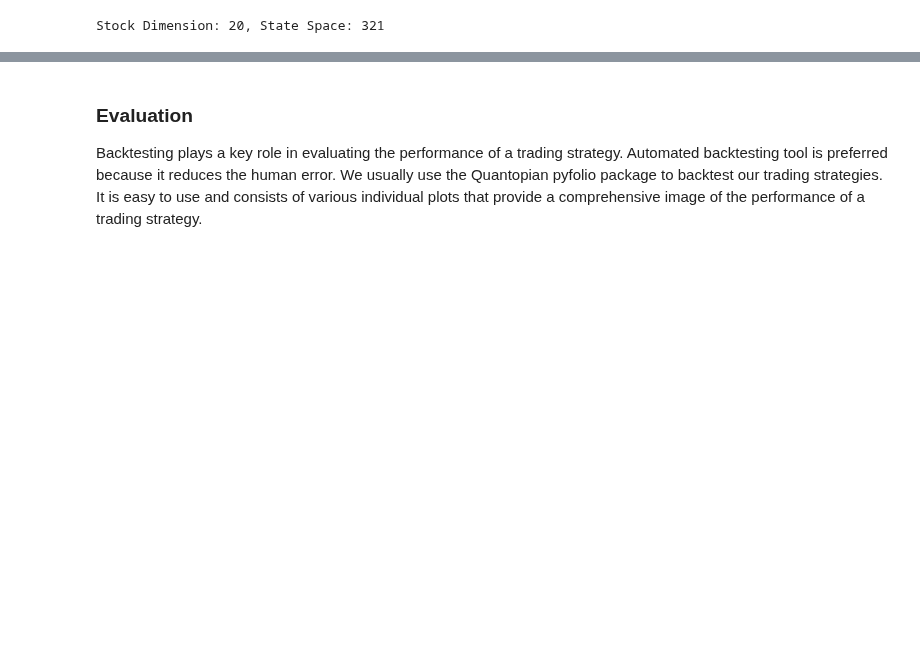
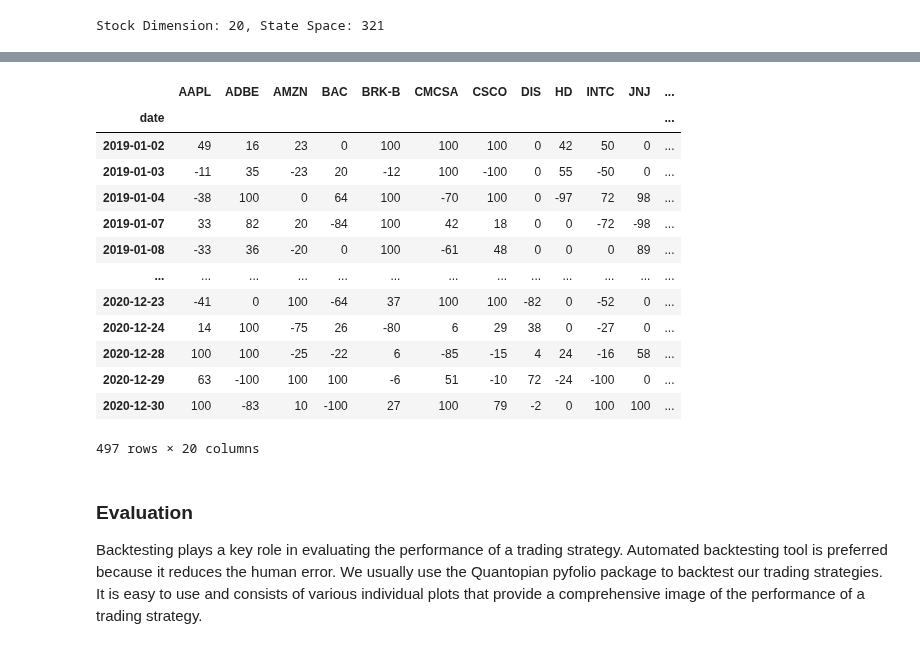
Before and after one commit to BichengWang/RL-pricing, a Jupyter notebook: rl_portfolio_trading_phase2.ipynb, the cells around one changed output, grey strips where cells are left out. Cells and saved outputs as stored; diff of their text form; code cells hidden in the pictures; blank space fills up the shorter version.

```diff
--- a/rl_portfolio_trading_phase2.ipynb
+++ b/rl_portfolio_trading_phase2.ipynb
@@ -391,3 +391,21 @@ Logging to tensorboard_log/a2c/a2c_52
+# %%
+df_value["evaluation_a2c"]
+df_actions["evaluation_a2c"]
+# %% [output]
+|  | AAPL | ADBE | AMZN | BAC | BRK-B | CMCSA | CSCO | DIS | HD | INTC | JNJ | ... |
+| date |  |  |  |  |  |  |  |  |  |  |  | ... |
+| 2019-01-02 | 49 | 16 | 23 | 0 | 100 | 100 | 100 | 0 | 42 | 50 | 0 | ... |
+| 2019-01-03 | -11 | 35 | -23 | 20 | -12 | 100 | -100 | 0 | 55 | -50 | 0 | ... |
+| 2019-01-04 | -38 | 100 | 0 | 64 | 100 | -70 | 100 | 0 | -97 | 72 | 98 | ... |
+| 2019-01-07 | 33 | 82 | 20 | -84 | 100 | 42 | 18 | 0 | 0 | -72 | -98 | ... |
+| 2019-01-08 | -33 | 36 | -20 | 0 | 100 | -61 | 48 | 0 | 0 | 0 | 89 | ... |
+| ... | ... | ... | ... | ... | ... | ... | ... | ... | ... | ... | ... | ... |
+| 2020-12-23 | -41 | 0 | 100 | -64 | 37 | 100 | 100 | -82 | 0 | -52 | 0 | ... |
+| 2020-12-24 | 14 | 100 | -75 | 26 | -80 | 6 | 29 | 38 | 0 | -27 | 0 | ... |
+| 2020-12-28 | 100 | 100 | -25 | -22 | 6 | -85 | -15 | 4 | 24 | -16 | 58 | ... |
+| 2020-12-29 | 63 | -100 | 100 | 100 | -6 | 51 | -10 | 72 | -24 | -100 | 0 | ... |
+| 2020-12-30 | 100 | -83 | 10 | -100 | 27 | 100 | 79 | -2 | 0 | 100 | 100 | ... |
+497 rows × 20 columns
 # %% [markdown]
 ### Evaluation
 Backtesting plays a key role in evaluating the performance of a trading strategy. Automated backtesting tool is preferred because it reduces the human error. We usually use the Quantopian pyfolio package to backtest our trading strategies. It is easy to use and consists of various individual plots that provide a comprehensive image of the performance of a trading strategy.
```
Also changed, not shown: parts of 4 cells of this notebook.
